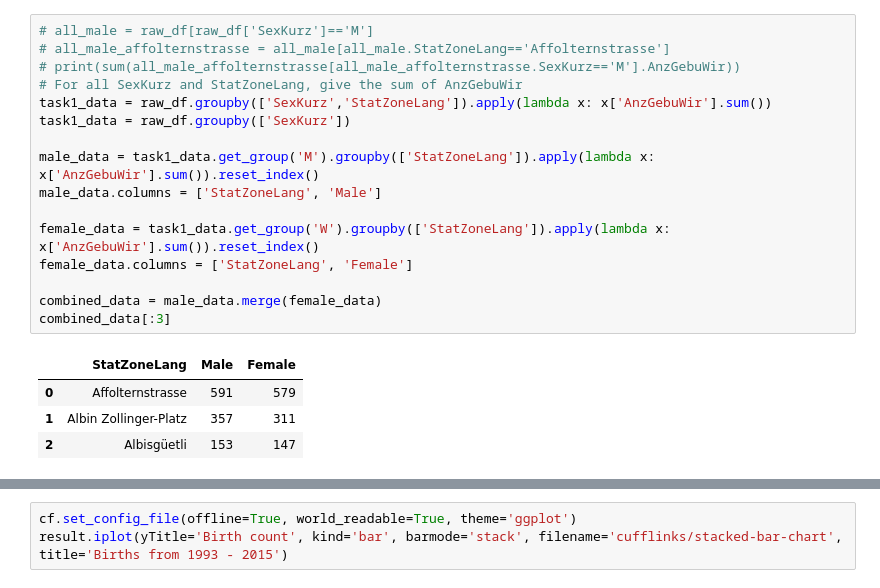
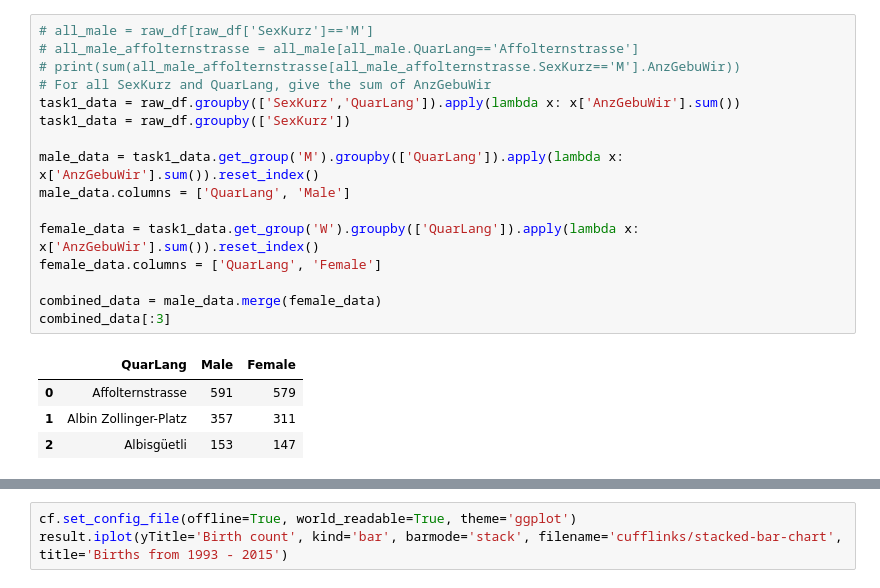
Before and after one commit to mbbuehler/DVC, a Jupyter notebook: ex1/task1.ipynb, the cells around one changed output, grey strips where cells are left out. Saved outputs shown, nothing was run; the diff lists cells and outputs as text.

```diff
--- a/ex1/task1.ipynb
+++ b/ex1/task1.ipynb
@@ -15,22 +15,22 @@ raw_df[:3]
 | 2 | 2015 | 2 | W | 1102 | Zentralbibliothek | 11 | Rathaus | 1 |
 # %%
 # all_male = raw_df[raw_df['SexKurz']=='M']
-# all_male_affolternstrasse = all_male[all_male.StatZoneLang=='Affolternstrasse']
+# all_male_affolternstrasse = all_male[all_male.QuarLang=='Affolternstrasse']
 # print(sum(all_male_affolternstrasse[all_male_affolternstrasse.SexKurz=='M'].AnzGebuWir))
-# For all SexKurz and StatZoneLang, give the sum of AnzGebuWir
-task1_data = raw_df.groupby(['SexKurz','StatZoneLang']).apply(lambda x: x['AnzGebuWir'].sum())
+# For all SexKurz and QuarLang, give the sum of AnzGebuWir
+task1_data = raw_df.groupby(['SexKurz','QuarLang']).apply(lambda x: x['AnzGebuWir'].sum())
 task1_data = raw_df.groupby(['SexKurz'])
 
-male_data = task1_data.get_group('M').groupby(['StatZoneLang']).apply(lambda x: x['AnzGebuWir'].sum()).reset_index()
-male_data.columns = ['StatZoneLang', 'Male']
+male_data = task1_data.get_group('M').groupby(['QuarLang']).apply(lambda x: x['AnzGebuWir'].sum()).reset_index()
+male_data.columns = ['QuarLang', 'Male']
 
-female_data = task1_data.get_group('W').groupby(['StatZoneLang']).apply(lambda x: x['AnzGebuWir'].sum()).reset_index()
-female_data.columns = ['StatZoneLang', 'Female']
+female_data = task1_data.get_group('W').groupby(['QuarLang']).apply(lambda x: x['AnzGebuWir'].sum()).reset_index()
+female_data.columns = ['QuarLang', 'Female']
 
 combined_data = male_data.merge(female_data)
 combined_data[:3]
 # %% [output]
-|  | StatZoneLang | Male | Female |
+|  | QuarLang | Male | Female |
 | 0 | Affolternstrasse | 591 | 579 |
 | 1 | Albin Zollinger-Platz | 357 | 311 |
 | 2 | Albisgüetli | 153 | 147 |
```
Also changed, not shown: parts of 2 cells of this notebook, 5 other files.
